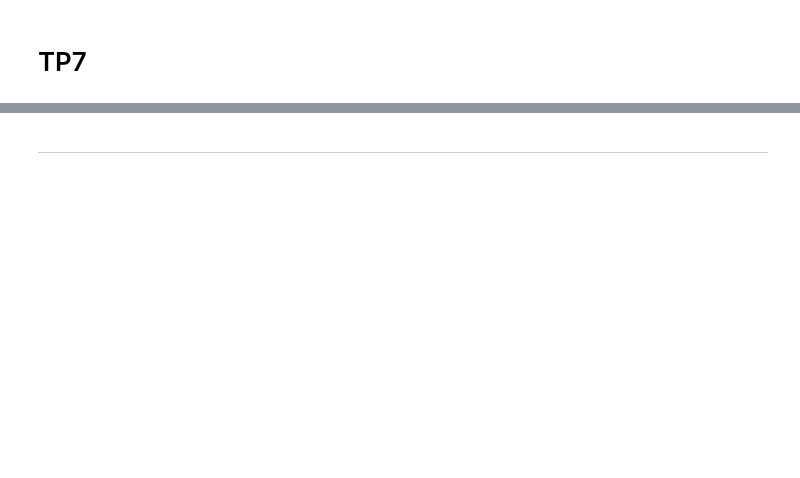
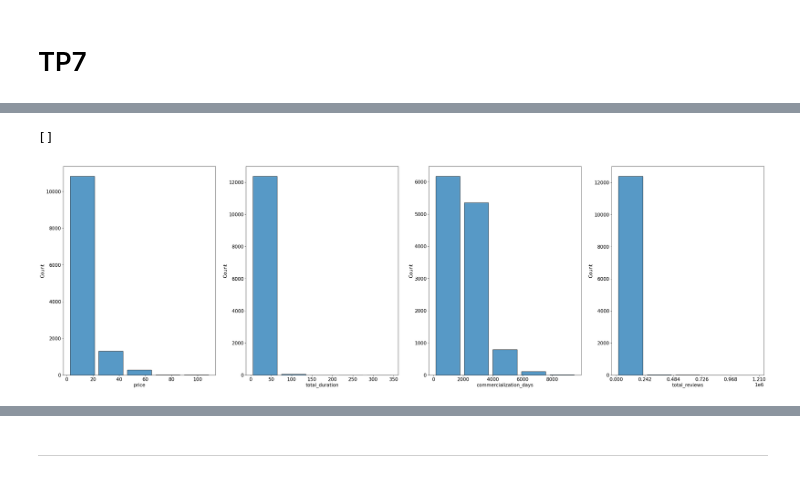
Before and after one commit to Leonidas-Vitor/Steam_Scrapper, a Jupyter notebook: SteamDataset_Inspection.ipynb, the cells around one changed output, grey strips where cells are left out. Drawn from its saved outputs; the diff is of its cells as text; code cells hidden in the pictures; blank space fills up the shorter version.

```diff
--- a/SteamDataset_Inspection.ipynb
+++ b/SteamDataset_Inspection.ipynb
@@ -265,0 +427,14 @@ Name: release_date, dtype: object
+# %%
+fig, axs = plt.subplots(1,4,figsize=[40,12])
+
+sb.histplot(main_df['price'],ax=axs[0],bins=5,shrink=0.85)
+sb.histplot(main_df['total_duration'],ax=axs[1],bins=5,shrink=0.85)
+sb.histplot(main_df['commercialization_days'],ax=axs[2],bins=5,shrink=0.85)
+sb.histplot(main_df['total_reviews'],ax=axs[3],bins=5,shrink=0.85)
+
+max_Y = main_df['total_reviews'].max()
+axs[3].set_xticks(range(0,max_Y,int(max_Y/5)))
+plt.plot()
+# %% [output]
+[]
+[figure, added]
```
Also changed, not shown: parts of 123 cells of this notebook.
